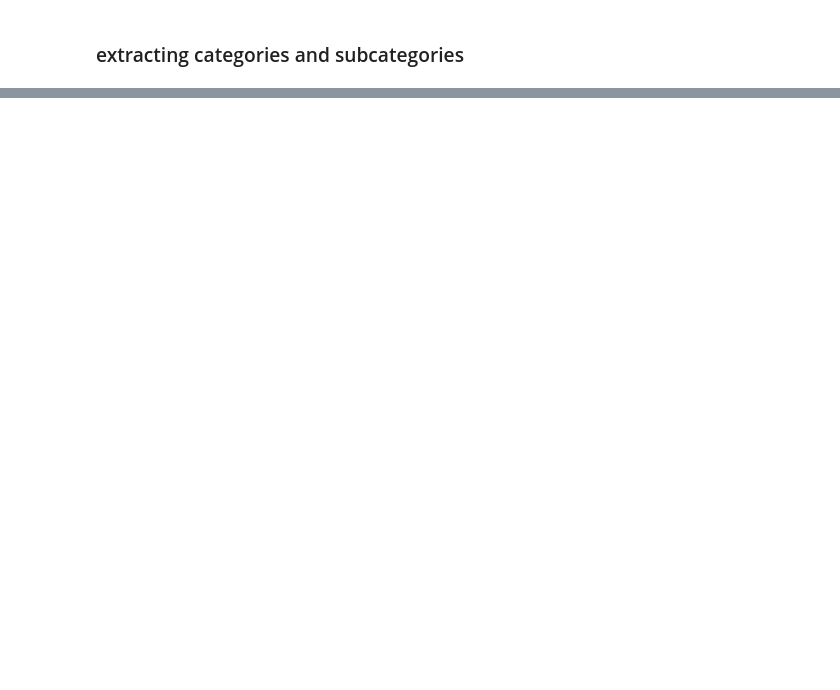
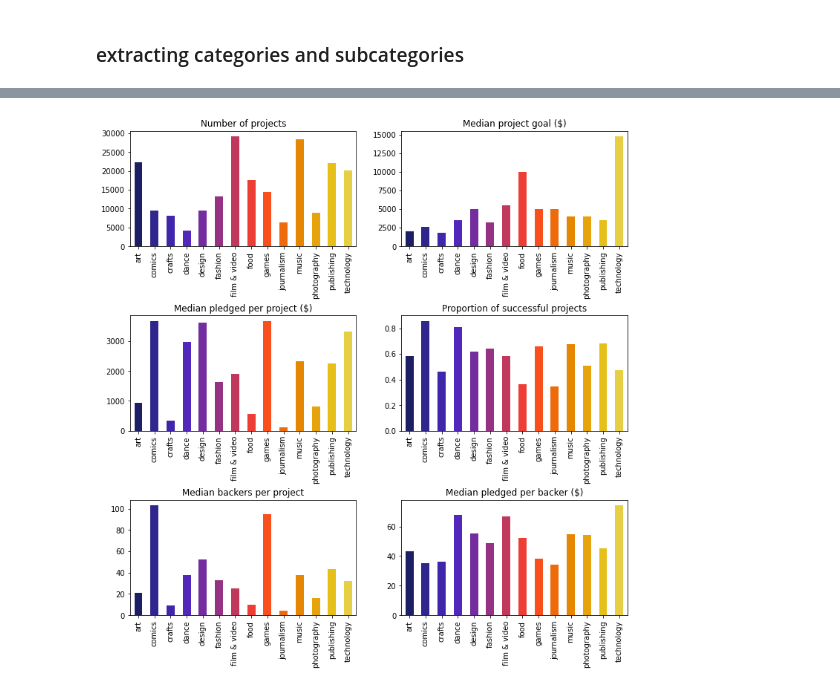
Before and after one commit to alicetsai1020/campaigns_on_kickstarter, a Jupyter notebook: draft.ipynb, the cells around one changed output, grey strips where cells are left out. Cells and saved outputs as stored; diff of their text form; code cells hidden in the pictures; blank space fills up the shorter version.

```diff
--- a/draft.ipynb
+++ b/draft.ipynb
@@ -237,0 +395,37 @@ df['category'] = df.apply(f, axis=1)
+# %%
+# Creating a dataframe grouped by category with columns for failed and successful
+cat_df = pd.get_dummies(df.set_index('category').state).groupby('category').sum()
+
+# Plotting
+fig, ((ax1, ax2), (ax3, ax4), (ax5, ax6)) = plt.subplots(3, 2, figsize=(12,12))
+
+color = cm.CMRmap(np.linspace(0.1,0.8,df.category.nunique())) # Setting a colormap
+
+df.groupby('category').category.count().plot(kind='bar', ax=ax1, color=color)
+ax1.set_title('Number of projects')
+ax1.set_xlabel('')
+
+df.groupby('category').usd_goal.median().plot(kind='bar', ax=ax2, color=color)
+ax2.set_title('Median project goal ($)')
+ax2.set_xlabel('')
+
+df.groupby('category').usd_pledged.median().plot(kind='bar', ax=ax3, color=color)
+ax3.set_title('Median pledged per project ($)')
+ax3.set_xlabel('')
+
+cat_df.div(cat_df.sum(axis=1), axis=0).successful.plot(kind='bar', ax=ax4, color=color) # Normalizes counts across rows
+ax4.set_title('Proportion of successful projects')
+ax4.set_xlabel('')
+
+df.groupby('category').backers_count.median().plot(kind='bar', ax=ax5, color=color)
+ax5.set_title('Median backers per project')
+ax5.set_xlabel('')
+
+df.groupby('category').pledge_per_backer.median().plot(kind='bar', ax=ax6, color=color)
+ax6.set_title('Median pledged per backer ($)')
+ax6.set_xlabel('')
+
+fig.subplots_adjust(hspace=0.6)
+plt.show()
+# %% [output]
+[figure, added]
```
Also changed, not shown: parts of 35 cells of this notebook.
